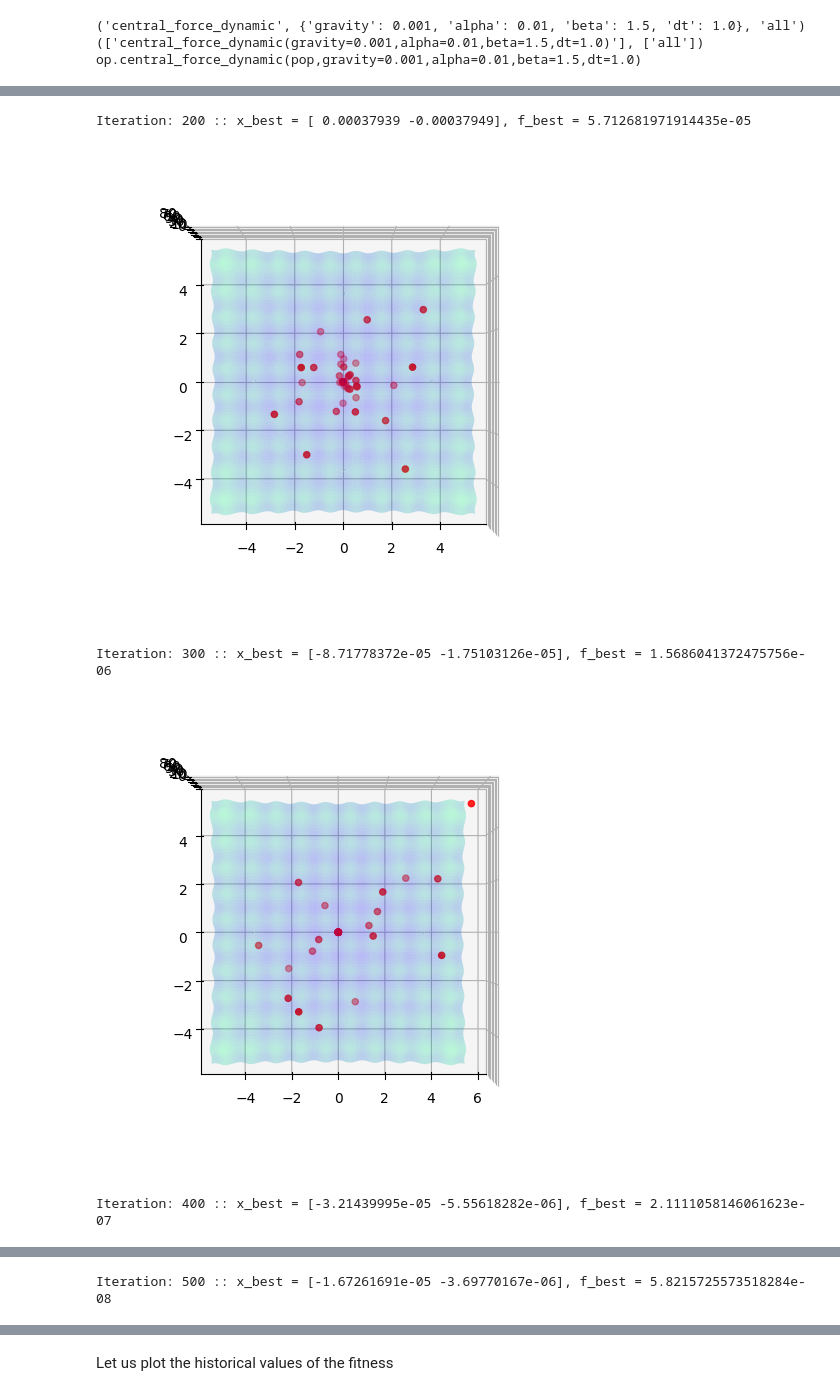
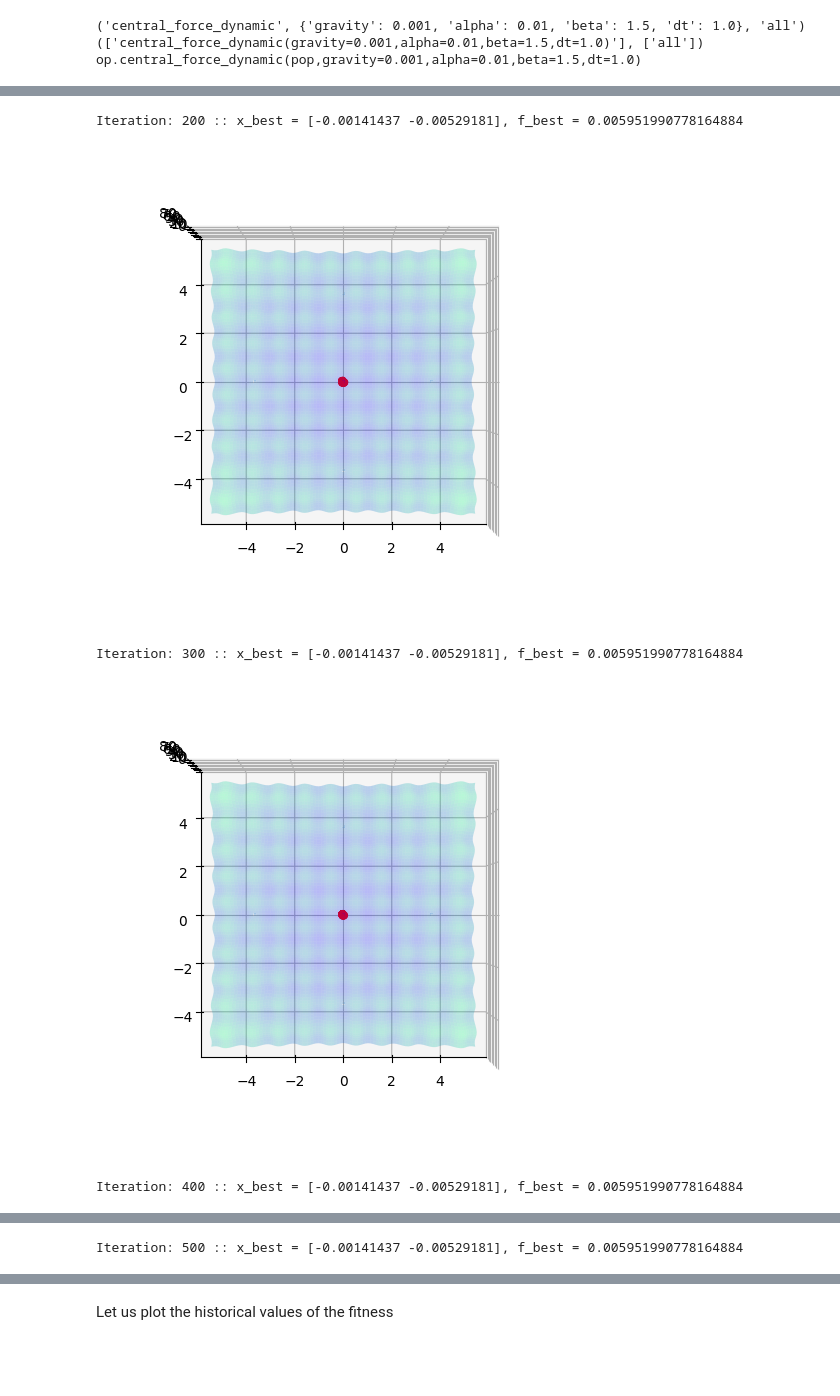
Before and after one commit to jcrvz/customhys, a Jupyter notebook: examples/Tutorial_English.ipynb, the cells around one changed output, grey strips where cells are left out. Saved outputs shown, nothing was run; the diff lists cells and outputs as text; code cells hidden in the pictures; blank space fills up the shorter version.

```diff
--- a/examples/Tutorial_English.ipynb
+++ b/examples/Tutorial_English.ipynb
@@ -321,7 +321,7 @@ history = [pop.fitness.copy()]
 for iteration in range(1000):
     # Apply the perturbation heuristic
     # exec(op_to_exect)
-    op.central_force_dynamic(pop, alpha=1.0)
+    op.central_force_dynamic(pop, alpha=0.9, beta=0.45)
 
     # Evaluate the new positions
     pop.evaluate_fitness(lambda x: fun.get_function_value(x))
@@ -348,5 +348,5 @@ Iteration: 100 :: x_best = [-0.02201038  0.05385139], f_best = 0.665851236925135
-Iteration: 200 :: x_best = [ 0.00037939 -0.00037949], f_best = 5.712681971914435e-05
+Iteration: 200 :: x_best = [-0.00141437 -0.00529181], f_best = 0.005951990778164884
-[figure, old version]
+[figure, new version]
-Iteration: 300 :: x_best = [-8.71778372e-05 -1.75103126e-05], f_best = 1.5686041372475756e-06
+Iteration: 300 :: x_best = [-0.00141437 -0.00529181], f_best = 0.005951990778164884
-[figure, old version]
+[figure, new version]
-Iteration: 400 :: x_best = [-3.21439995e-05 -5.55618282e-06], f_best = 2.1111058146061623e-07
+Iteration: 400 :: x_best = [-0.00141437 -0.00529181], f_best = 0.005951990778164884
@@ -354 +354 @@ Iteration: 400 :: x_best = [-3.21439995e-05 -5.55618282e-06], f_best = 2.1111058
-Iteration: 500 :: x_best = [-1.67261691e-05 -3.69770167e-06], f_best = 5.8215725573518284e-08
+Iteration: 500 :: x_best = [-0.00141437 -0.00529181], f_best = 0.005951990778164884
```
Also changed, not shown: parts of 2 cells of this notebook.
